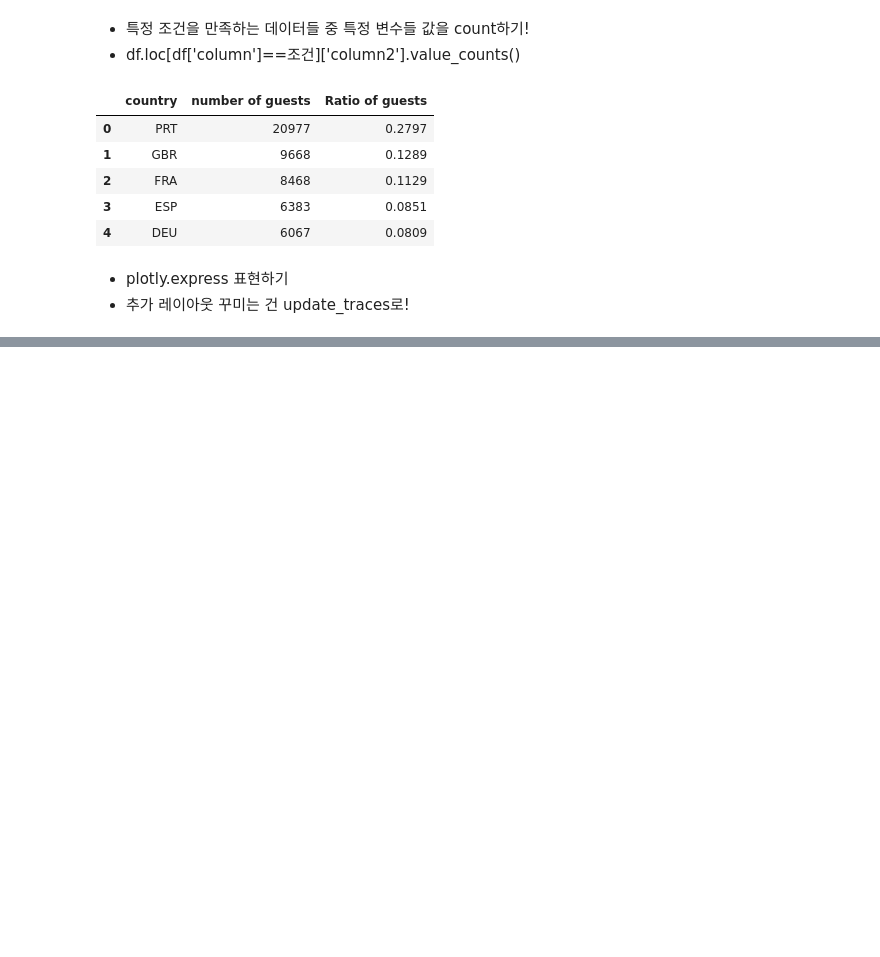
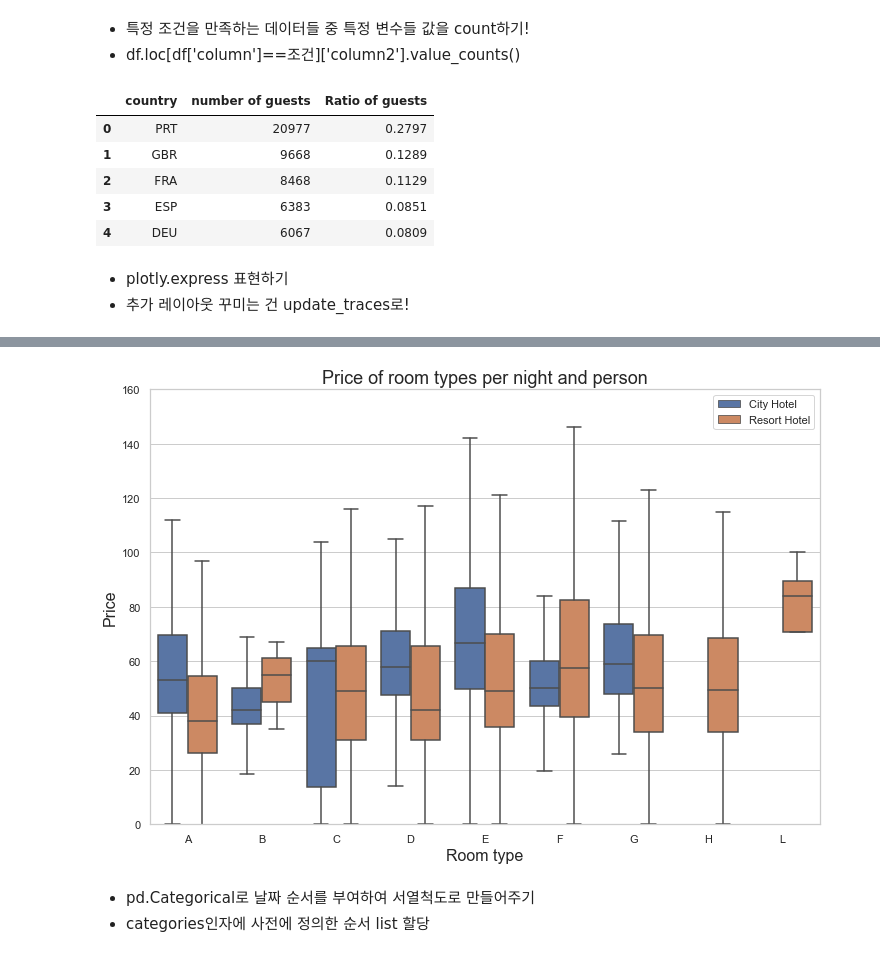
Before and after one commit to young-hun-jo/KaggleStruggle, a Jupyter notebook: hotel_booking/notebook_transcription.ipynb, the cells around one changed output, grey strips where cells are left out. Cells and saved outputs as stored; diff of their text form; code cells hidden in the pictures; blank space fills up the shorter version.

```diff
--- a/hotel_booking/notebook_transcription.ipynb
+++ b/hotel_booking/notebook_transcription.ipynb
@@ -158,0 +148,4 @@ Name: adr, Length: 119210, dtype: float64
+# %%
+# hotel room type,adr_pp 변수만 추출
+room_prices = full_data_guests[['hotel','reserved_room_type','adr_pp']].sort_values('reserved_room_type')
+room_prices.head()
@@ -158,0 +159,17 @@ Name: adr, Length: 119210, dtype: float64
+# %%
+# 호텔 종류별로 room type에 따라 비용의 분포 살펴보기
+plt.figure(figsize=(12,8))
+sns.boxplot(x='reserved_room_type',
+           y='adr_pp', hue='hotel',
+           data=room_prices,
+           hue_order=['City Hotel','Resort Hotel'],
+           fliersize=0) #fliersize : 이상치 표시 없애기
+plt.title('Price of room types per night and person',
+         fontsize=18)
+plt.xlabel('Room type', fontsize=16)
+plt.ylabel('Price', fontsize=16)
+plt.legend(loc='upper right')
+plt.ylim(0, 160) #y축 값 범위 지정
+plt.show()
+# %% [output]
+[figure, added]
@@ -158,0 +188,3 @@ Name: adr, Length: 119210, dtype: float64
+# %% [markdown]
+- pd.Categorical로 날짜 순서를 부여하여 서열척도로 만들어주기
+- categories인자에 사전에 정의한 순서 list 할당
```
Also changed, not shown: parts of 20 cells of this notebook.
